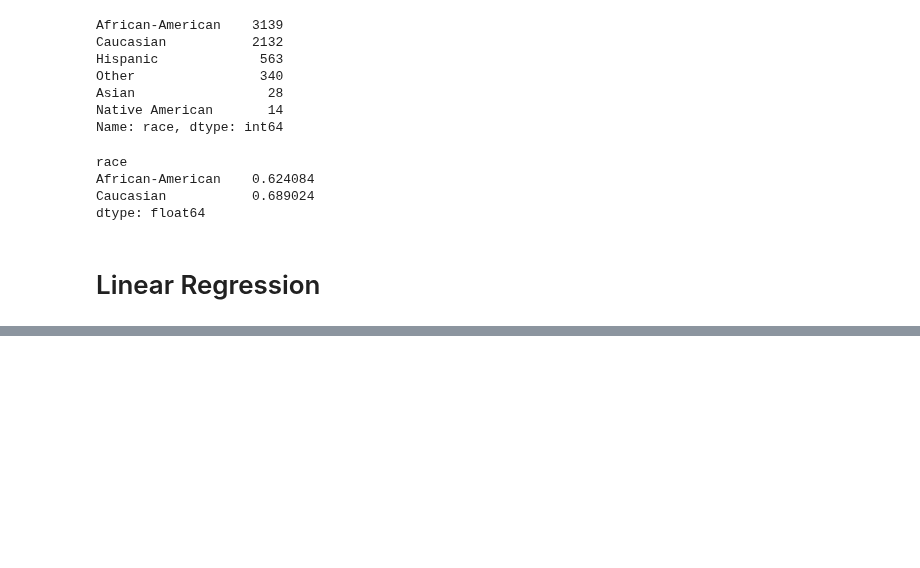
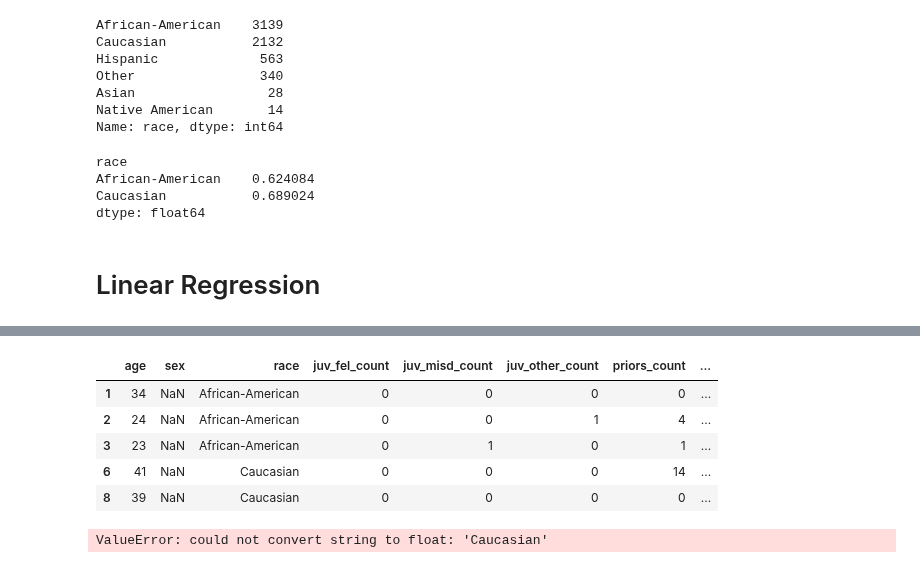
Before and after one commit to Heity94/Compas-recidivism-analysis, a Jupyter notebook: notebooks/Lilit/Linear Regression Model.ipynb, the cells around one changed output, grey strips where cells are left out. Cells and saved outputs as stored; diff of their text form; code cells hidden in the pictures; blank space fills up the shorter version.

```diff
--- a/notebooks/Lilit/Linear Regression Model.ipynb
+++ b/notebooks/Lilit/Linear Regression Model.ipynb
@@ -24,3 +25,6 @@ df
 | 6214 | 10999 | winston gregory | winston | gregory | 2014-01-14 | Male | 1958-10-01 | 57 | Greater than 45 | Other | ... |
 | 6215 | 11000 | farrah jean | farrah | jean | 2014-03-09 | Female | 1982-11-17 | 33 | 25 - 45 | African-American | ... |
 6216 rows × 49 columns
+# %%
+df.sex = df.sex.map({'male':0, 'female':1})
+df.info()
@@ -147,8 +169,14 @@ dtype: float64
 # %% [markdown]
 # Linear Regression
 # %%
-columns = ["age", "age_cat", "sex", "race",  #demographics
+df1 = df[["age", "sex", "race",  #demographics
                "juv_fel_count", "juv_misd_count", "juv_other_count", "priors_count", #criminal history
-               "c_charge_degree", "c_charge_desc", #current charges
-               "two_year_recid"]
-#y = decile_score
+               "c_charge_degree", #current charges
+               "two_year_recid", "decile_score"]]
+
+x = df[["age", "sex", "race",  #demographics
+               "juv_fel_count", "juv_misd_count", "juv_other_count", "priors_count", #criminal history
+               "c_charge_degree", #current charges
+               "two_year_recid"]]
+
+y = df.decile_score
@@ -200,0 +253,9 @@ Text(0.5, 0.98, 'Score Frequency by Race')
+# %%
+df1.head()
+# %% [output]
+|  | age | sex | race | juv_fel_count | juv_misd_count | juv_other_count | priors_count | ... |
+| 1 | 34 | NaN | African-American | 0 | 0 | 0 | 0 | ... |
+| 2 | 24 | NaN | African-American | 0 | 0 | 1 | 4 | ... |
+| 3 | 23 | NaN | African-American | 0 | 1 | 0 | 1 | ... |
+| 6 | 41 | NaN | Caucasian | 0 | 0 | 0 | 14 | ... |
+| 8 | 39 | NaN | Caucasian | 0 | 0 | 0 | 0 | ... |
@@ -200,0 +264,6 @@ Text(0.5, 0.98, 'Score Frequency by Race')
+# %%
+linearreg = LinearRegression()
+linearreg.fit(X_train,y_train)
+y_pred = logreg.predict(X_test)
+# %% [output]
+ValueError: could not convert string to float: 'Caucasian'
```
Also changed, not shown: parts of 15 cells of this notebook, 1 other file.
